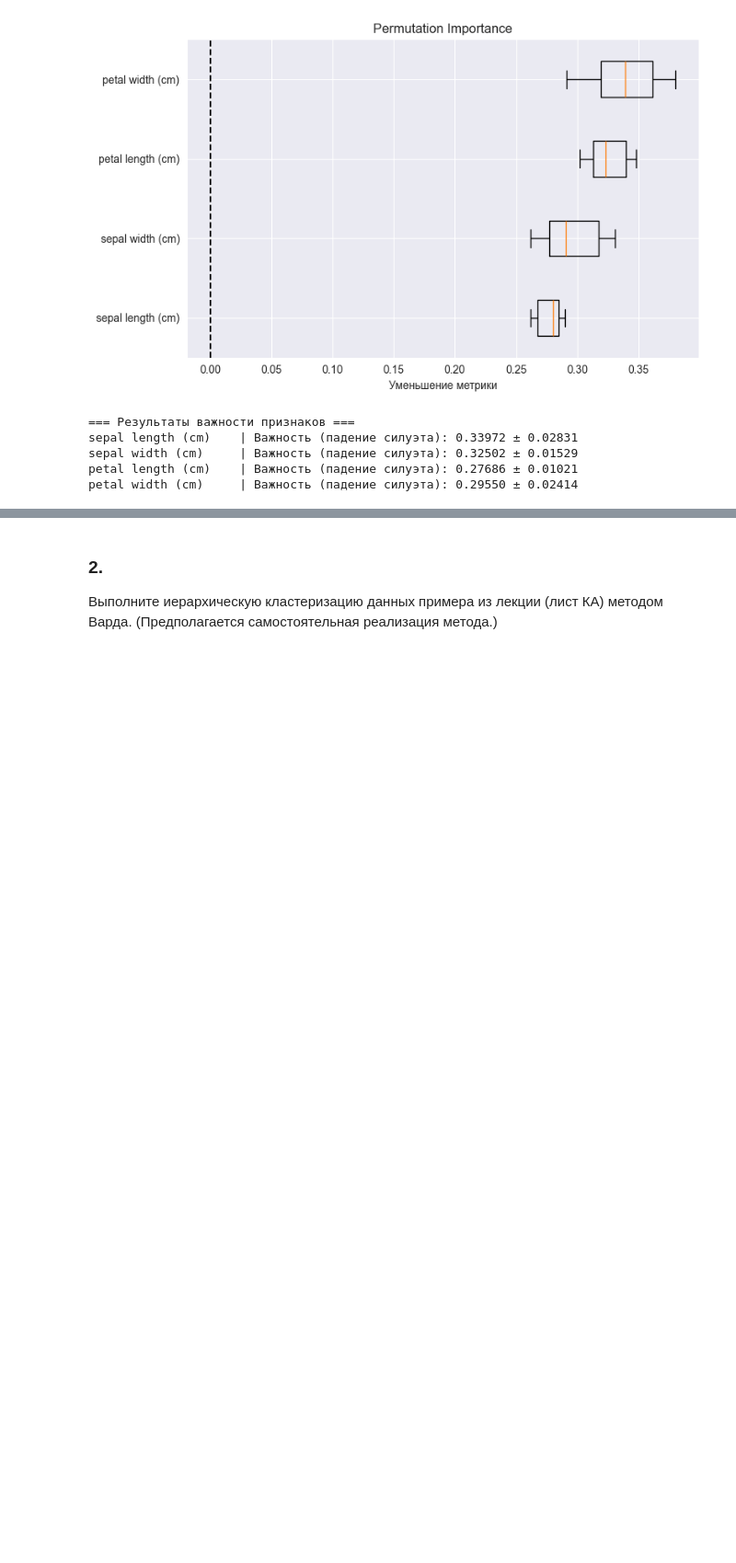
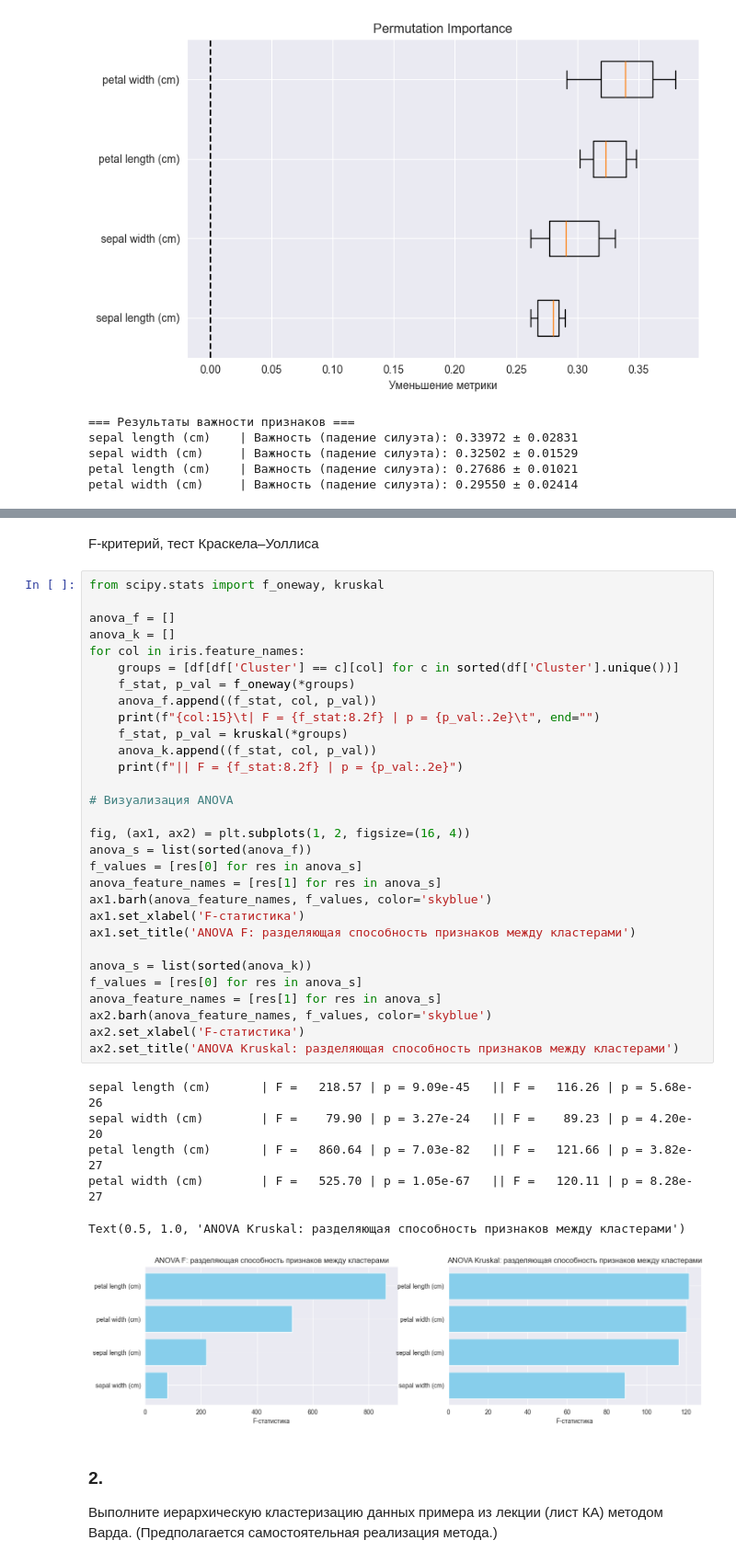
Before and after one commit to Dezzelshipc/CompMath2, a Jupyter notebook: math-statistics/prac5(2)/prac.ipynb, the cells around one changed output, grey strips where cells are left out. Shown at 92% size. Cells and saved outputs as stored; diff of their text form; blank space fills up the shorter version.

Commit message:
stats-ffinal

```diff
--- a/math-statistics/prac5(2)/prac.ipynb
+++ b/math-statistics/prac5(2)/prac.ipynb
@@ -230,3 +242,42 @@ petal width (cm)     | Важность (падение силуэта): 0.29550
+# %% [markdown]
+F-критерий, тест Краскела–Уоллиса
+# %%
+from scipy.stats import f_oneway, kruskal
+
+anova_f = []
+anova_k = []
+for col in iris.feature_names:
+    groups = [df[df['Cluster'] == c][col] for c in sorted(df['Cluster'].unique())]
+    f_stat, p_val = f_oneway(*groups)
+    anova_f.append((f_stat, col, p_val))
+    print(f"{col:15}\t| F = {f_stat:8.2f} | p = {p_val:.2e}\t", end="")
+    f_stat, p_val = kruskal(*groups)
+    anova_k.append((f_stat, col, p_val))
+    print(f"|| F = {f_stat:8.2f} | p = {p_val:.2e}")
+
+# Визуализация ANOVA
+
+fig, (ax1, ax2) = plt.subplots(1, 2, figsize=(16, 4))
+anova_s = list(sorted(anova_f))
+f_values = [res[0] for res in anova_s]
+anova_feature_names = [res[1] for res in anova_s]
+ax1.barh(anova_feature_names, f_values, color='skyblue')
+ax1.set_xlabel('F-статистика')
+ax1.set_title('ANOVA F: разделяющая способность признаков между кластерами')
+
+anova_s = list(sorted(anova_k))
+f_values = [res[0] for res in anova_s]
+anova_feature_names = [res[1] for res in anova_s]
+ax2.barh(anova_feature_names, f_values, color='skyblue')
+ax2.set_xlabel('F-статистика')
+ax2.set_title('ANOVA Kruskal: разделяющая способность признаков между кластерами')
+# %% [output]
+sepal length (cm)       | F =   218.57 | p = 9.09e-45   || F =   116.26 | p = 5.68e-26
+sepal width (cm)        | F =    79.90 | p = 3.27e-24   || F =    89.23 | p = 4.20e-20
+petal length (cm)       | F =   860.64 | p = 7.03e-82   || F =   121.66 | p = 3.82e-27
+petal width (cm)        | F =   525.70 | p = 1.05e-67   || F =   120.11 | p = 8.28e-27
+Text(0.5, 1.0, 'ANOVA Kruskal: разделяющая способность признаков между кластерами')
+[figure, added]
 # %% [markdown]
 ### 2.
 Выполните иерархическую кластеризацию данных примера из лекции (лист КА) методом Варда. (Предполагается самостоятельная реализация метода.)
```
Also changed, not shown: parts of 10 cells of this notebook.
